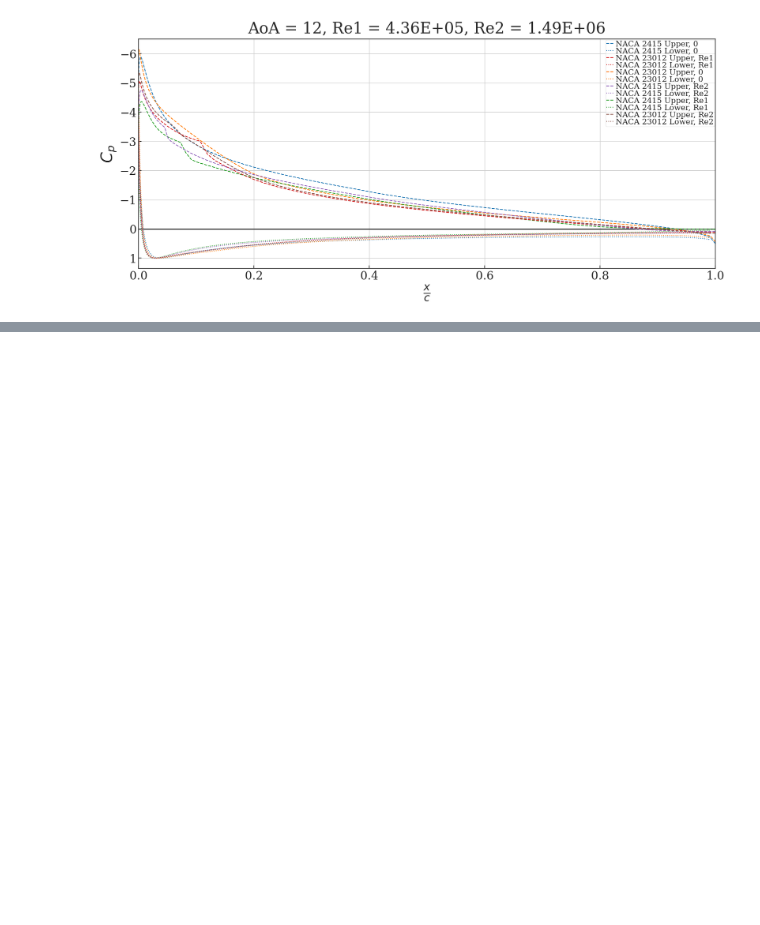
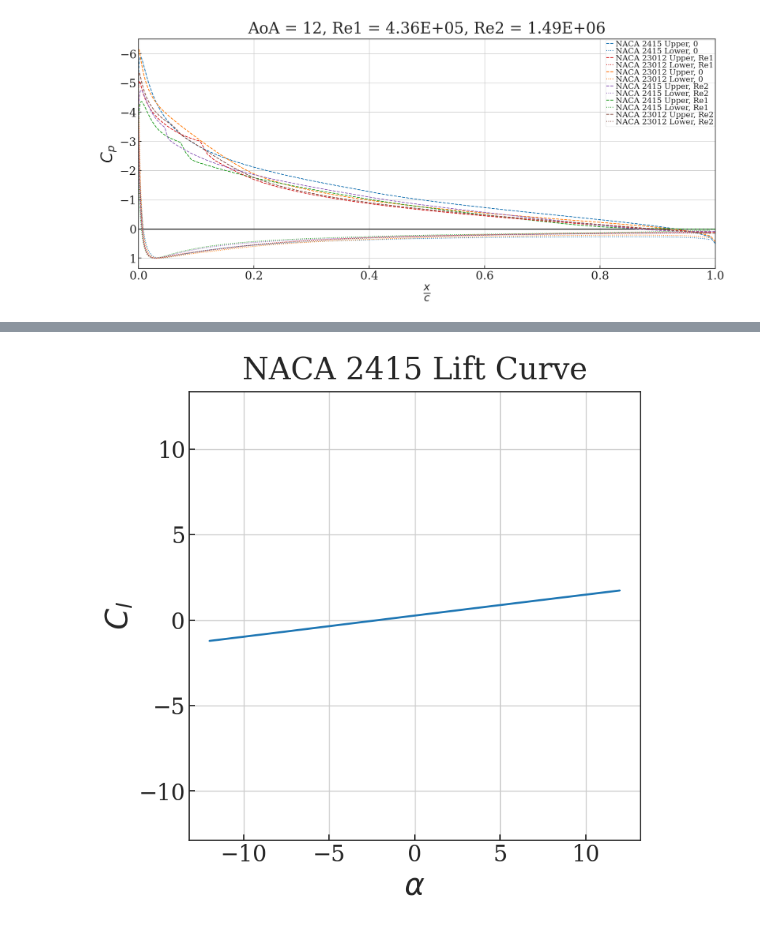
Before and after one commit to ndrichmond/EAE127, a Jupyter notebook: Project 1/EAE127_P1_Richmond_Nicholas.ipynb, the cells around one changed output, grey strips where cells are left out. Cells and saved outputs as stored; diff of their text form; code cells hidden in the pictures; blank space fills up the shorter version.

```diff
--- a/Project 1/EAE127_P1_Richmond_Nicholas.ipynb
+++ b/Project 1/EAE127_P1_Richmond_Nicholas.ipynb
@@ -412,0 +417,19 @@ Firstly, the lower surface of all airfoils behave almost identically, with the e
+# %%
+#Plot lift and drag polars
+
+def plotPolars(nacaNum):
+    folder = "xfoilPolars"
+    filename = os.path.join(folder,"naca{}PCa0".format(nacaNum))
+
+    x,Cl,Cd,Cdp,Cm,Top_Xtr,Bot_Xtr,Top_Itr,Bot_Itr= np.loadtxt(filename, skiprows = 12, unpack = True)
+
+    plt.title("NACA {} Lift Curve".format(nacaNum))
+    plt.ylabel(r'$C_l$')
+    plt.xlabel(r'$\alpha$')
+    plt.rc('legend',fontsize=15) #change legend size to accomodate large titles
+
+    plt.plot(x,Cl,color = colors[0],linewidth = 2)
+    plt.axis('equal')
+plotPolars('2415')
+# %% [output]
+[figure, added]
```
Also changed, not shown: parts of 1 cell of this notebook.
